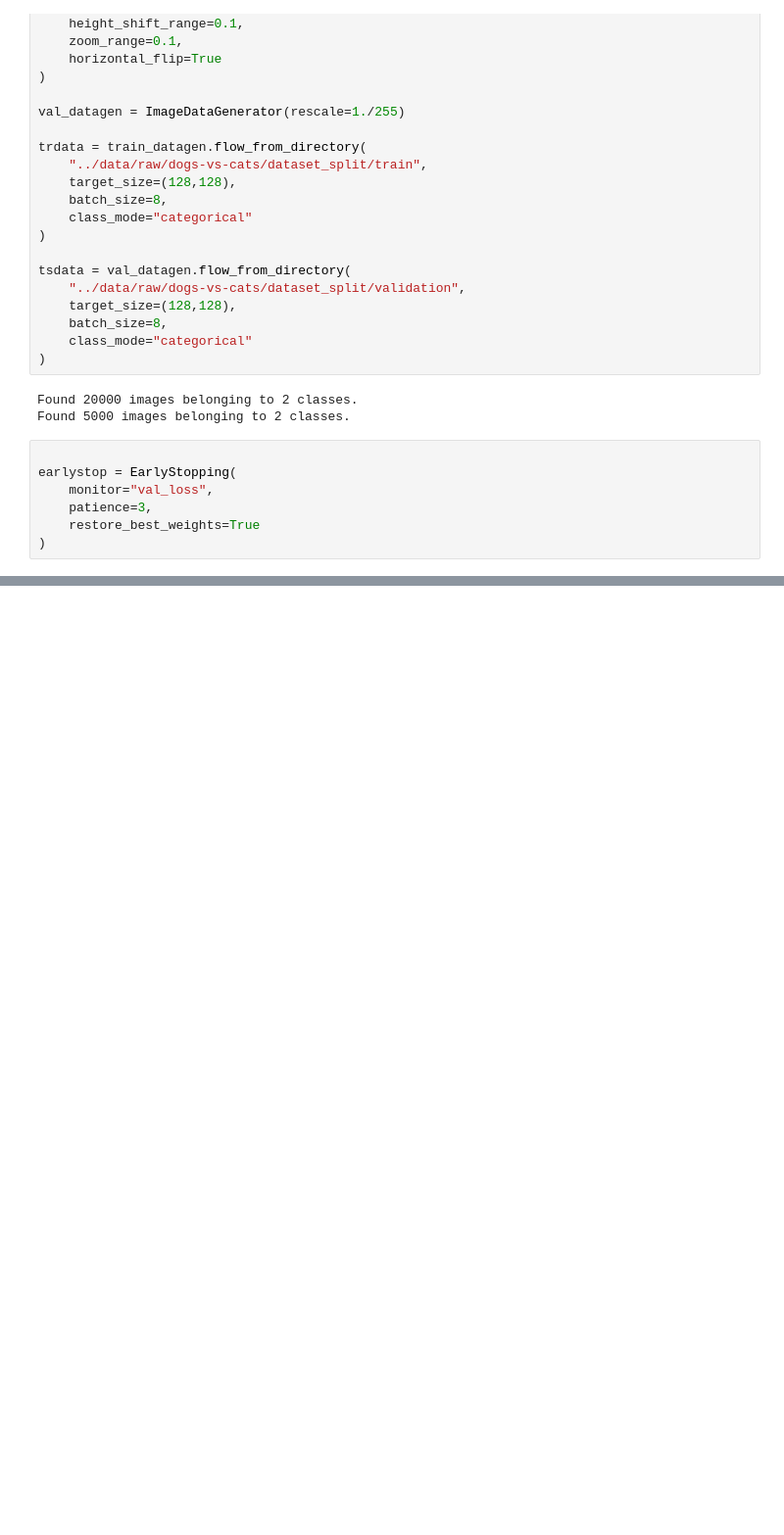
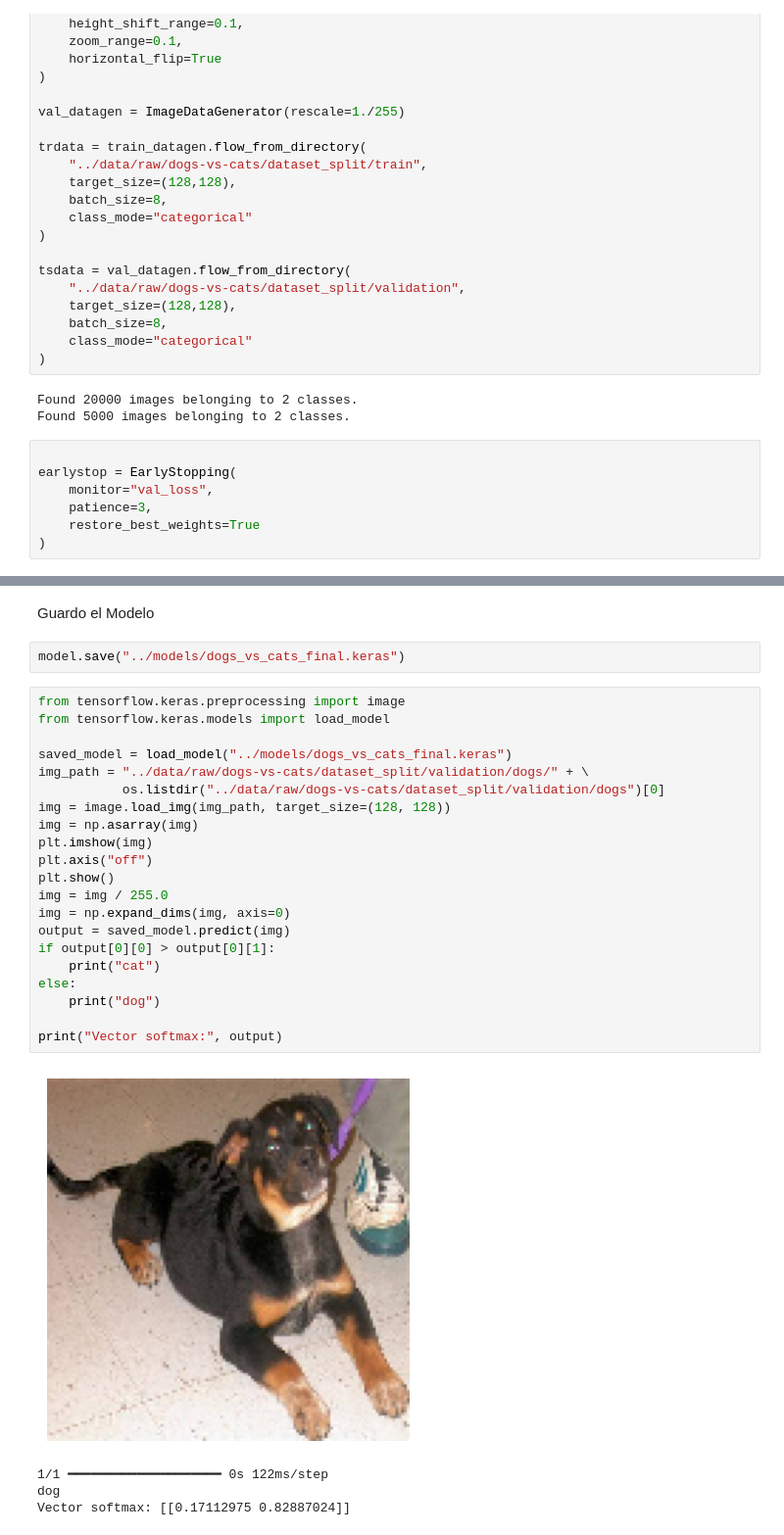
Before and after one commit to 4GeeksAcademy/Eder_Zelaya-Machine-Learnig, a Jupyter notebook: src/11-image-classifier-dogs-vs-cats.ipynb, the cells around one changed output, grey strips where cells are left out. Shown at 98% size. Drawn from its saved outputs; the diff is of its cells as text; blank space fills up the shorter version.

```diff
--- a/src/11-image-classifier-dogs-vs-cats.ipynb
+++ b/src/11-image-classifier-dogs-vs-cats.ipynb
@@ -252,0 +245,30 @@ Modelo guardado correctamente
+# %% [markdown]
+Guardo el Modelo
+# %%
+model.save("../models/dogs_vs_cats_final.keras")
+# %%
+from tensorflow.keras.preprocessing import image
+from tensorflow.keras.models import load_model
+
+saved_model = load_model("../models/dogs_vs_cats_final.keras")
+img_path = "../data/raw/dogs-vs-cats/dataset_split/validation/dogs/" + \
+           os.listdir("../data/raw/dogs-vs-cats/dataset_split/validation/dogs")[0]
+img = image.load_img(img_path, target_size=(128, 128))
+img = np.asarray(img)
+plt.imshow(img)
+plt.axis("off")
+plt.show()
+img = img / 255.0
+img = np.expand_dims(img, axis=0)
+output = saved_model.predict(img)
+if output[0][0] > output[0][1]:
+    print("cat")
+else:
+    print("dog")
+
+print("Vector softmax:", output)
+# %% [output]
+[figure, added]
+1/1 ━━━━━━━━━━━━━━━━━━━━ 0s 122ms/step
+dog
+Vector softmax: [[0.17112975 0.82887024]]
```
Also changed, not shown: parts of 7 cells of this notebook, 3 other files.
